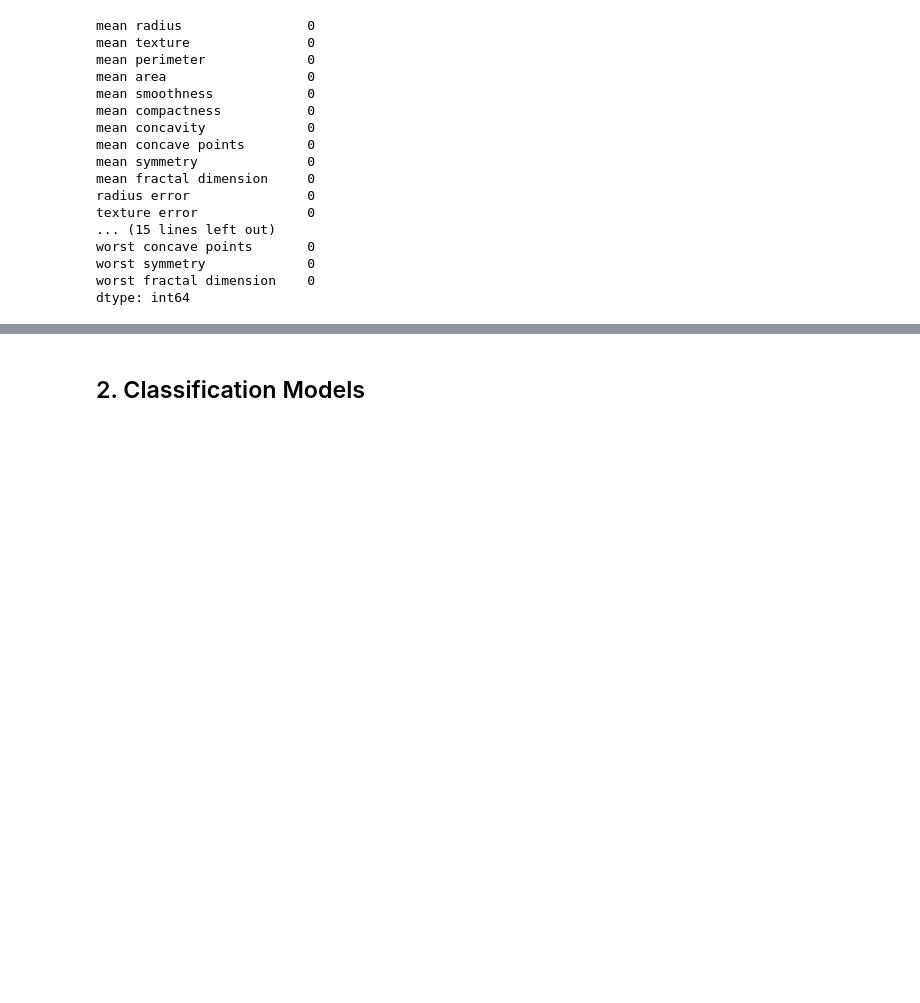
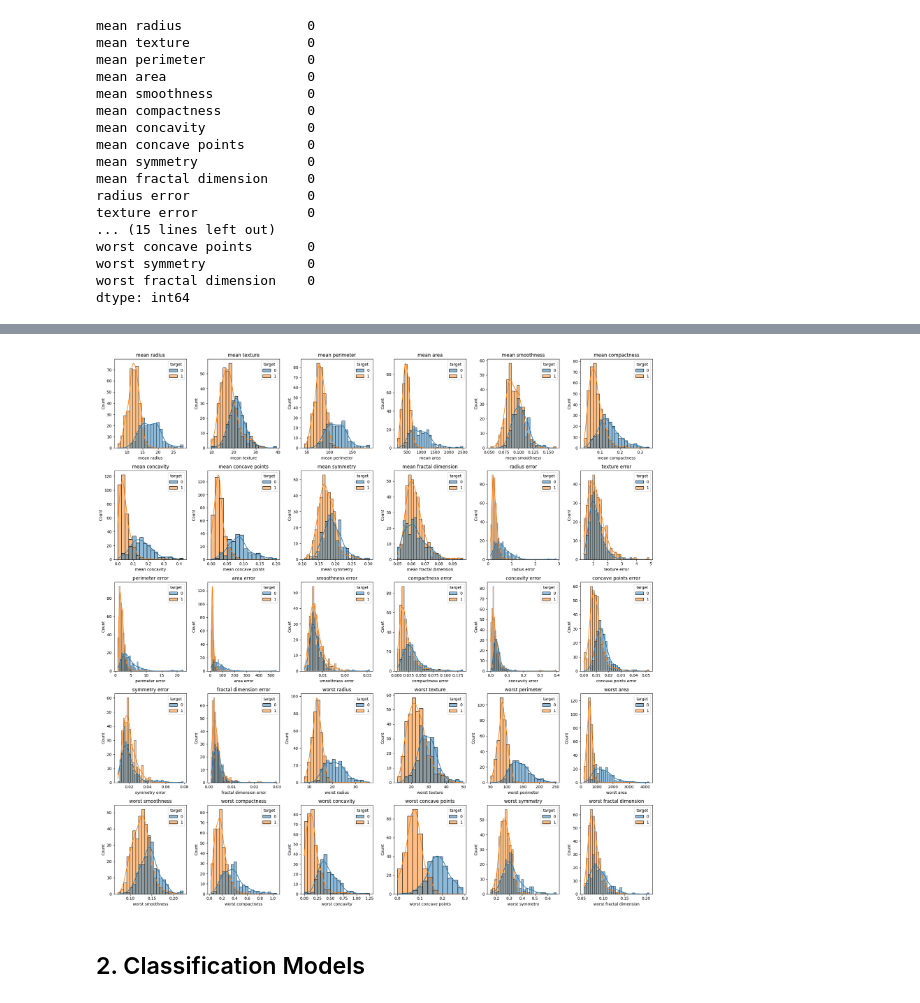
Before and after one commit to Mohammed-Abed-Alkareem/ML-Algorithms-Evaluation, a Jupyter notebook: AssignmentFiles/assignment.ipynb, the cells around one changed output, grey strips where cells are left out. Cells and saved outputs as stored; diff of their text form; code cells hidden in the pictures; blank space fills up the shorter version.

```diff
--- a/AssignmentFiles/assignment.ipynb
+++ b/AssignmentFiles/assignment.ipynb
@@ -145,3 +157,15 @@ dtype: int64
+# %%
+#draw a histogram for each feature a grid of 5x6 for each class
+plt.figure(figsize=(20,20))
+for i, feature in enumerate(cancer_features.columns):
+    plt.subplot(5,6,i+1)
+    sns.histplot(data=cancer_features, x=feature, hue=cancer_labels, kde=True)
+    plt.title(feature)
+    # add more space between the plots
+    plt.tight_layout()
+plt.show()
+# %% [output]
+[figure, added]
 # %%
 X_train, X_test, y_train, y_test = train_test_split(cancer_features, cancer_labels, test_size=0.25, random_state=42)
 # %% [markdown]
```
Also changed, not shown: parts of 1 cell of this notebook.
